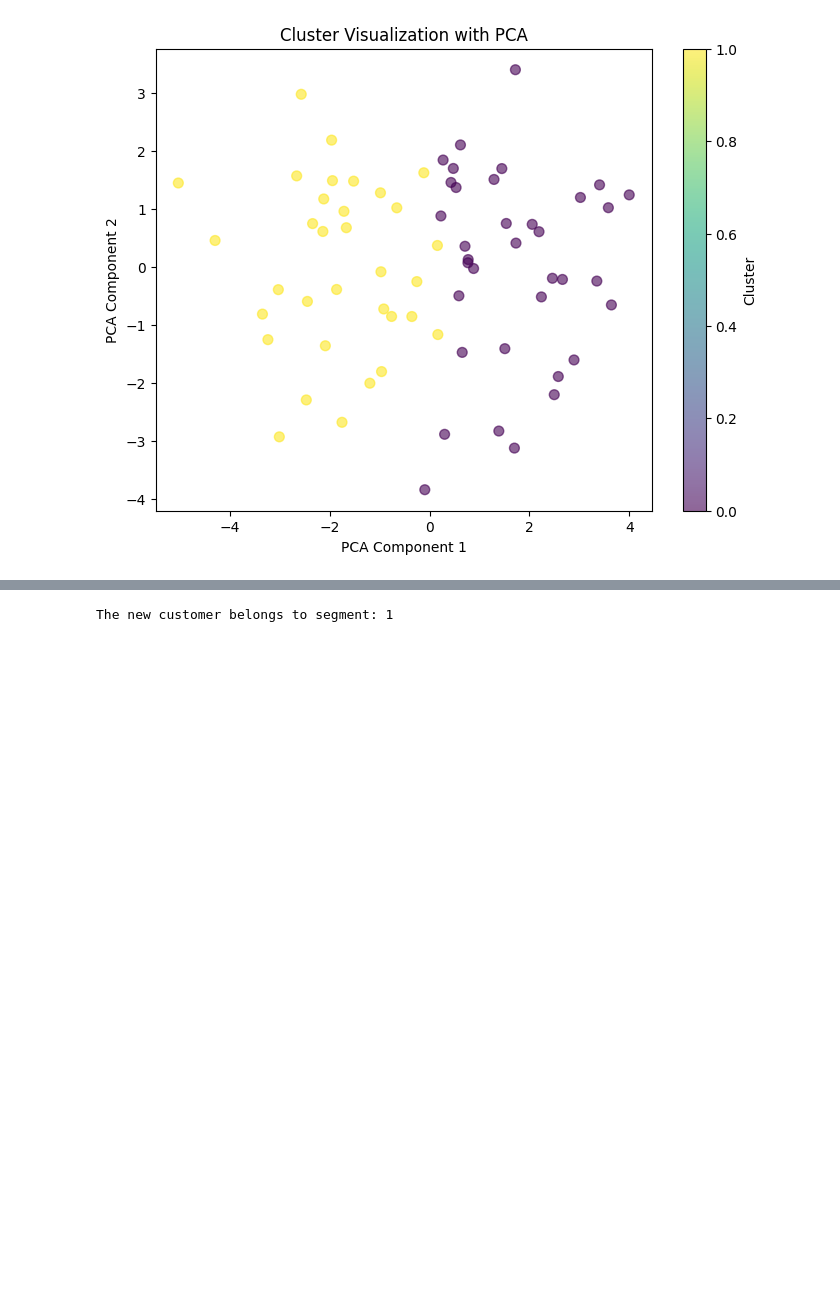
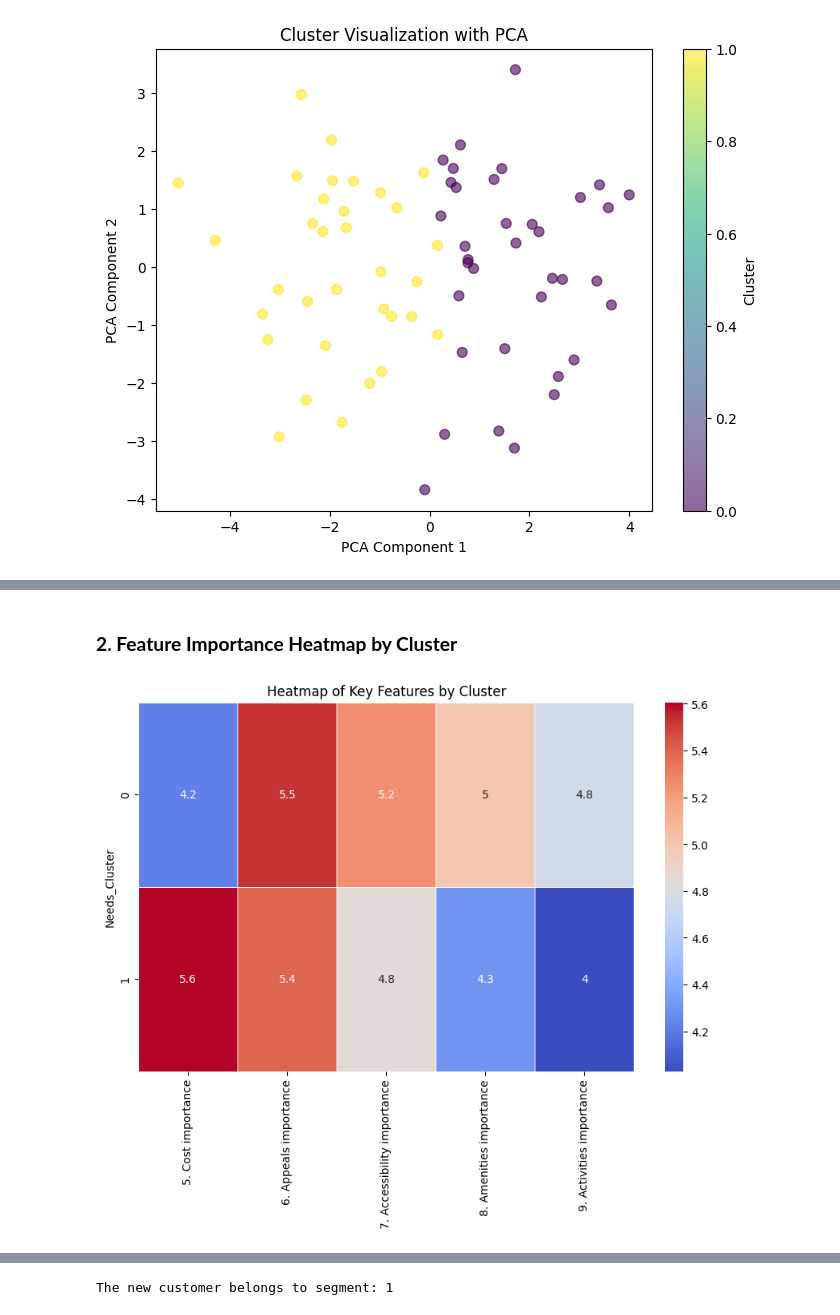
Before and after one commit to hmente/marketing-analytics-gp, a Jupyter notebook: main.ipynb, the cells around one changed output, grey strips where cells are left out. Cells and saved outputs as stored; diff of their text form; code cells hidden in the pictures; blank space fills up the shorter version.

```diff
--- a/main.ipynb
+++ b/main.ipynb
@@ -616,0 +638,10 @@ plt.show()
+# %% [markdown]
+### **2. Feature Importance Heatmap by Cluster**
+# %%
+cluster_means = survey_data_cleaned.groupby("Needs_Cluster")[main_features].mean().apply(pd.to_numeric, errors='coerce')
+plt.figure(figsize=(10, 6))
+sns.heatmap(cluster_means, annot=True, cmap="coolwarm", linewidths=.5)
+plt.title("Heatmap of Key Features by Cluster")
+plt.show()
+# %% [output]
+[figure, added]
```
Also changed, not shown: parts of 12 cells of this notebook, 2 other files.
